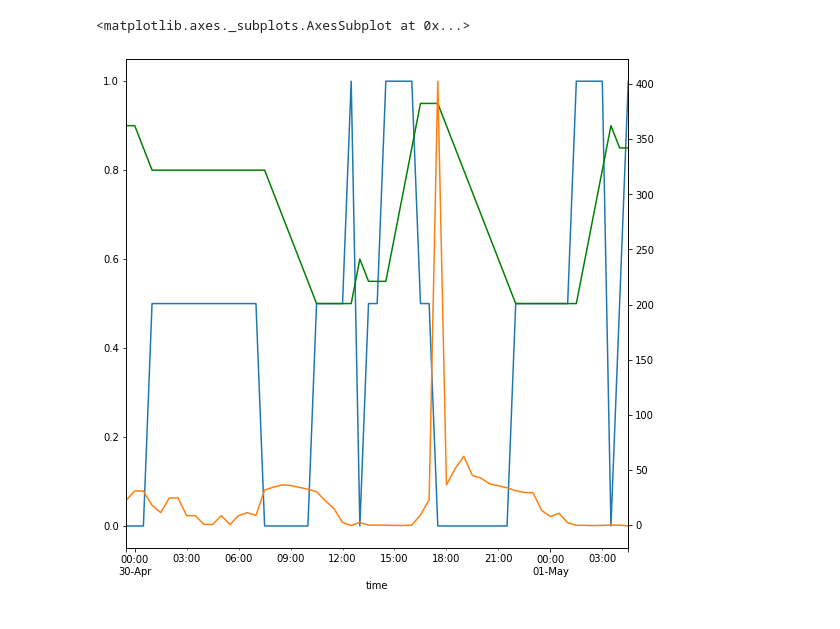
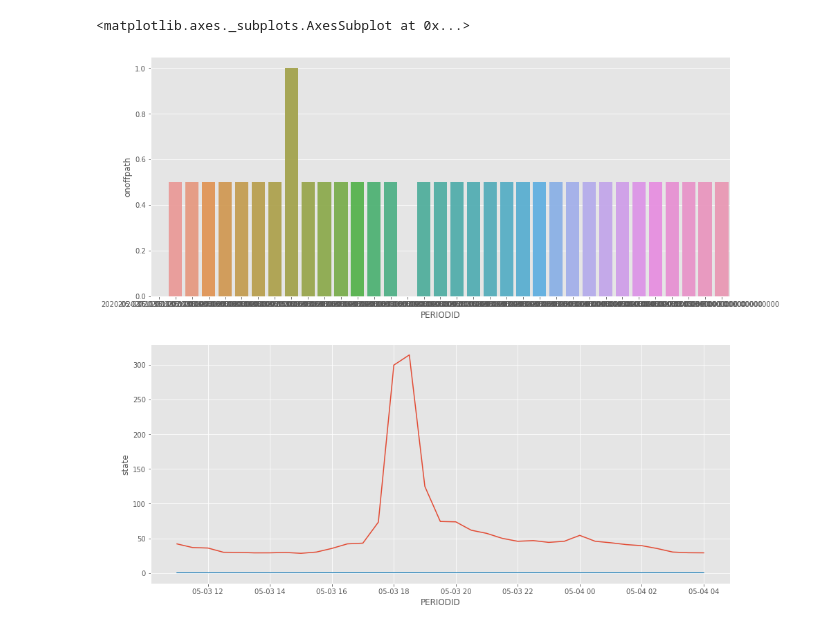
Before and after one commit to Cameron-Gan/ELEC9715_Project, a Jupyter notebook: modelDesign.ipynb, the cells around one changed output. Drawn from its saved outputs; the diff is of its cells as text; code cells hidden in the pictures.

```diff
--- a/modelDesign.ipynb
+++ b/modelDesign.ipynb
@@ -1,34 +1,52 @@
 # %%
-import matplotlib.pyplot as plt
+port matplotlib.pyplot as plt
 import pandas as pd
 from model import Model
 from appliance import Appliance
+import matplotlib.dates as mdates
+import seaborn as sns
+
 
 ## Ramps are now in percentage
 ## min and max level are also in percentage
-app = Appliance(max_load=100, maintain_load=10, max_level=1, min_level=0.5, ramp_up=0.1, ramp_down=0.05)
+app = Appliance(max_load=100, maintain_load=90, max_level=1, min_level=0.5, ramp_up=0.18, ramp_down=0.11)
 
 #start percentage has to be between max and min
 #state {NSW1, QLD1, VIC1, SA1, TAS1}
-model = Model(start_percentage=0.9, n=1000, app=app, state='TAS1')
+model = Model(start_percentage=0.7, n=1000, app=app, state='SA1')
 model.ramp_down
 
 
 model.run_model()
 
 
 ##plotting Code
-cheapest_path_node, index = model.get_cheapest_path()
+cheapest_path_node, index = model.get_cheapest_path_to_level(1,0.7)
 timesteps = model.time_steps
 df = pd.DataFrame({'time': timesteps,
                    'onoffpath': cheapest_path_node.path,
-                   'state': cheapest_path_node.state_value})
-df1 = model.forecast_price
-df.set_index('time', inplace=True)
-plt.figure(figsize=(9,9))
-df.onoffpath.plot()
-df1.RRP.plot(secondary_y=True)
-df.state.plot(style='g')
+                   'state': cheapest_path_node.state_value
+                   })
+
+price = model.forecast_price.copy()
+price = price.reset_index()
+df= pd.concat([df, price[['RRP', 'PERIODID']]], axis=1)
+df.set_index('PERIODID', inplace=True)
+plt.style.use('ggplot')
+
+fig, (ax, ax2) = plt.subplots(figsize = (15,14), nrows=2)
+sns.barplot(df.index, df['onoffpath'], alpha=0.9, ax=ax)
+
+sns.lineplot(df.index, df['RRP'], ax=ax2)
+sns.lineplot(df.index, df['state'], ax=ax2)
+# # df['RRP'].plot(secondary_y=True, ax=ax2)
+# ax.xaxis.set_major_locator(mdates.HourLocator(interval=4))
+# #set major ticks format
+# ax.xaxis.set_major_formatter(mdates.DateFormatter('%H:%M'))
+# # #set ticks every week
+# df1 = model.forecast_price
+# df1.RRP.plot(secondary_y=True, ax=ax)
+# df.state.plot(style='g', ax=ax)
 # %% [output]
 <matplotlib.axes._subplots.AxesSubplot at 0x...>
-[figure, old version]
+[figure, new version]
```
Also changed, not shown: 8 other files.
